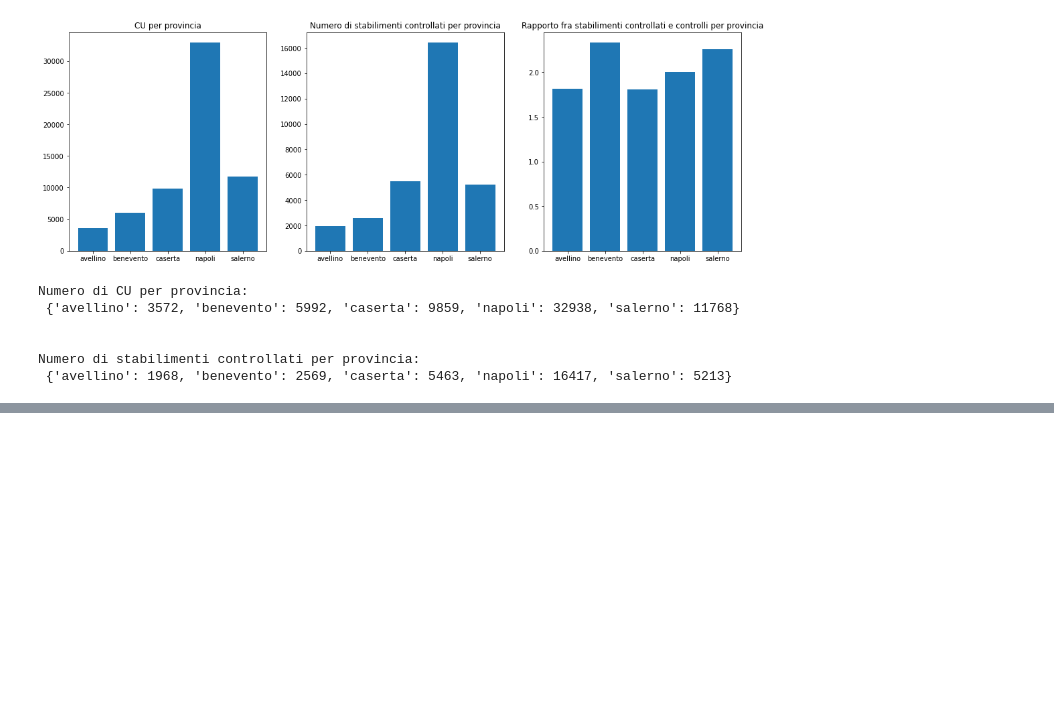
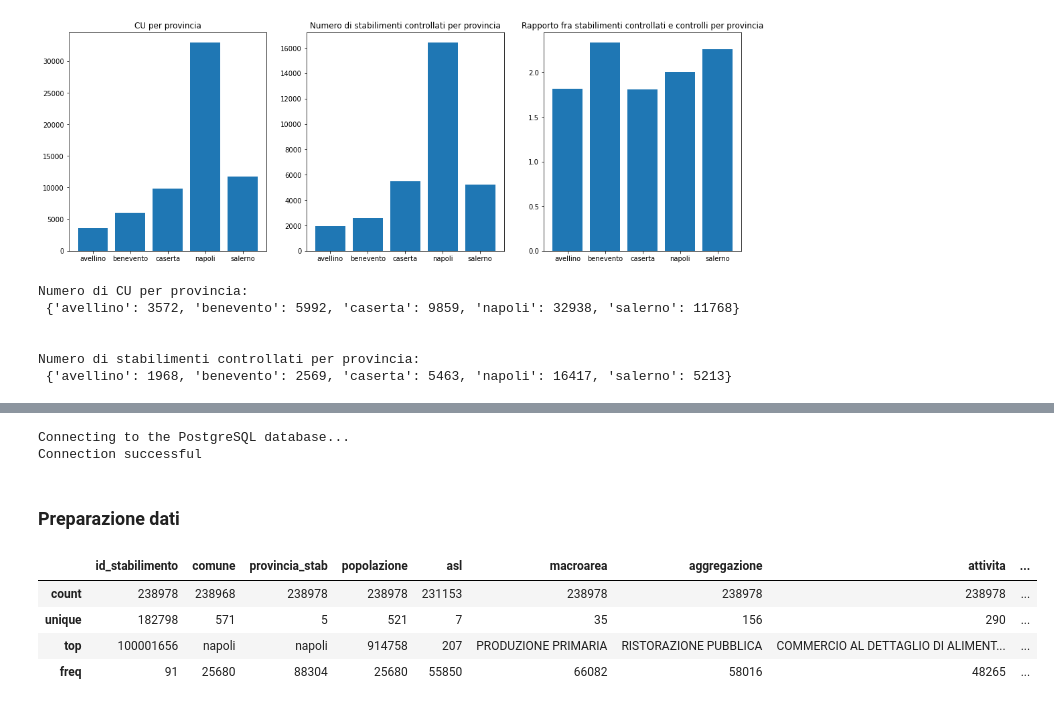
Before and after one commit to francescovjtale/gisa, a Jupyter notebook: gisa.ipynb, the cells around one changed output, grey strips where cells are left out. Drawn from its saved outputs; the diff is of its cells as text; code cells hidden in the pictures; blank space fills up the shorter version.

```diff
--- a/gisa.ipynb
+++ b/gisa.ipynb
@@ -165,0 +189,32 @@ Numero di stabilimenti controllati per provincia:
+# %%
+col_name2 = ["id_stabilimento",
+    "comune",
+    "provincia_stab",
+    "popolazione",
+    "asl",
+    "macroarea",
+    "aggregazione",
+    "attivita",
+    "punteggio",
+    "categoria_rischio_stabilimento",
+    "categoria_assegnata_da_cu",
+    "categoria_ex_ante",
+    "controllati"]
+
+
+conn2 = connect(param_dic)
+
+df_clean = postgresql_to_dataframe(conn2, "select full___gisa.id_stabilimento, full___gisa.comune,full___gisa.provincia_stab,coalesce(full___gisa.popolazione,0),full___gisa.asl,full___gisa.macroarea,full___gisa.aggregazione,full___gisa.attivita,full___gisa.punteggio,full___gisa.categoria_rischio_stabilimento,full___gisa.categoria_assegnata_da_cu,full___gisa.categoria_ex_ante,full___gisa.controllati from full___gisa", col_name2)
+# %% [output]
+Connecting to the PostgreSQL database...
+Connection successful
+# %% [markdown]
+### Preparazione dati
+# %%
+df_clean.describe()
+# %% [output]
+|  | id_stabilimento | comune | provincia_stab | popolazione | asl | macroarea | aggregazione | attivita | ... |
+| count | 238978 | 238968 | 238978 | 238978 | 231153 | 238978 | 238978 | 238978 | ... |
+| unique | 182798 | 571 | 5 | 521 | 7 | 35 | 156 | 290 | ... |
+| top | 100001656 | napoli | napoli | 914758 | 207 | PRODUZIONE PRIMARIA | RISTORAZIONE PUBBLICA | COMMERCIO AL DETTAGLIO DI ALIMENT... | ... |
+| freq | 91 | 25680 | 88304 | 25680 | 55850 | 66082 | 58016 | 48265 | ... |
```
Also changed, not shown: parts of 41 cells of this notebook.
